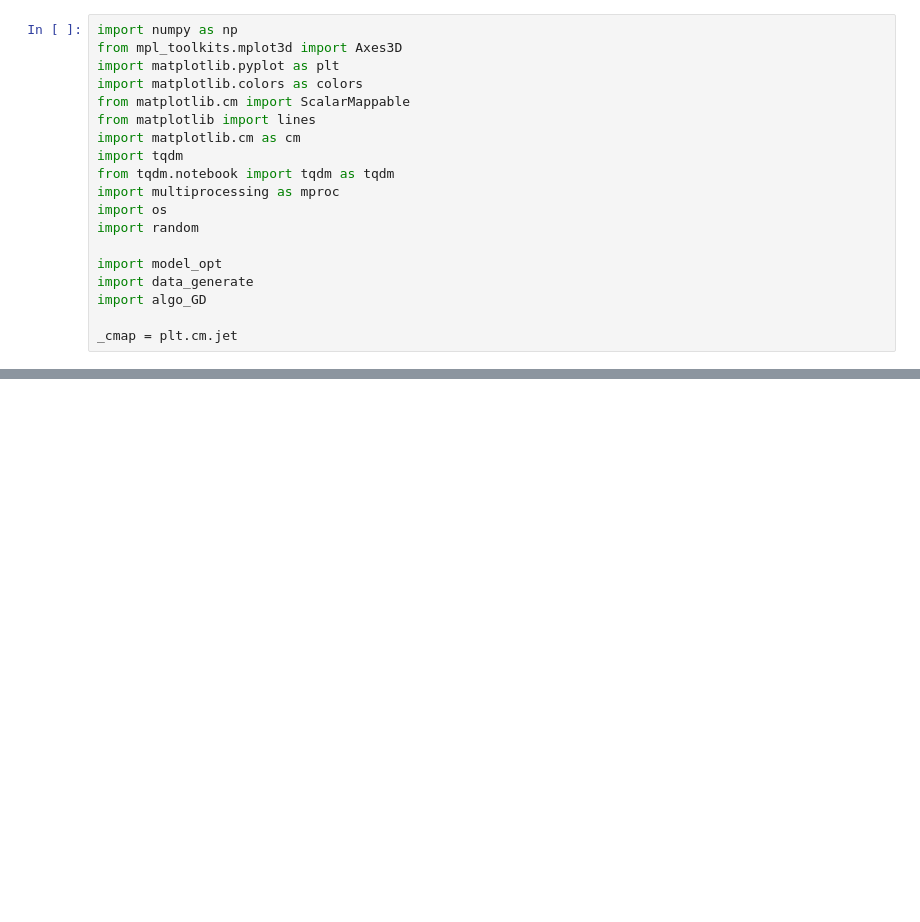
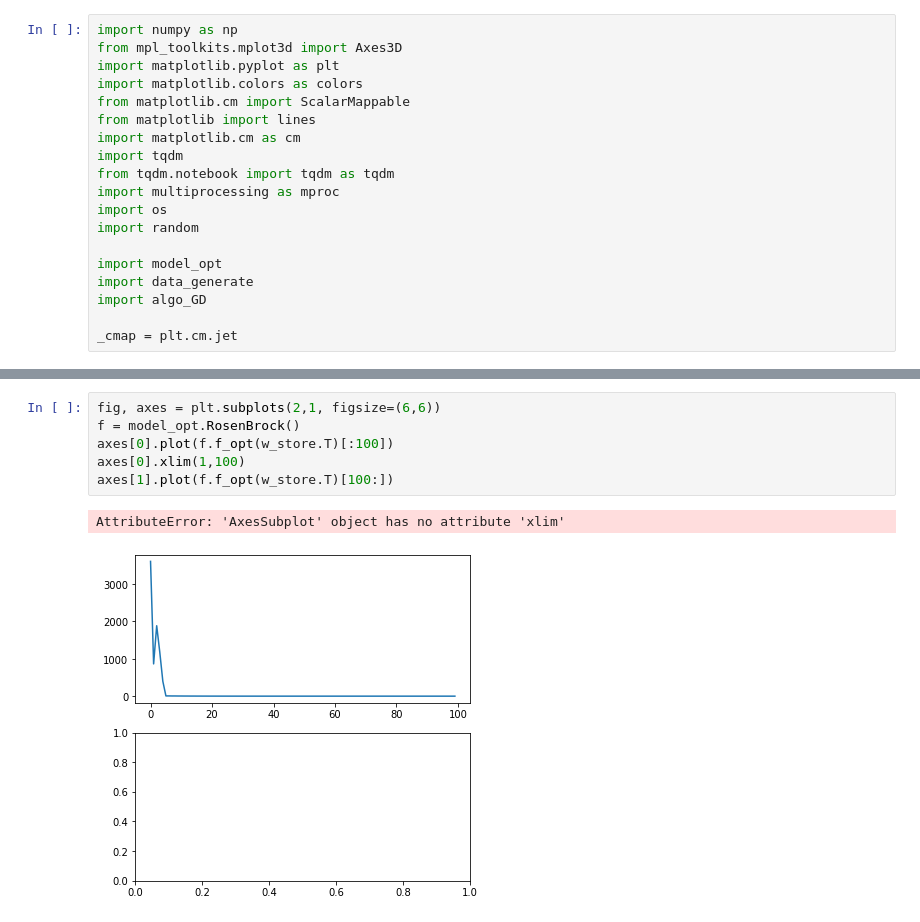
Before and after one commit to NaokiNakamichi/ML, a Jupyter notebook: GD/multiprocess_SGD.ipynb, the cells around one changed output, grey strips where cells are left out. Cells and saved outputs as stored; diff of their text form; blank space fills up the shorter version.

```diff
--- a/GD/multiprocess_SGD.ipynb
+++ b/GD/multiprocess_SGD.ipynb
@@ -83,3 +87,12 @@ plt.show()
+# %%
+fig, axes = plt.subplots(2,1, figsize=(6,6))
+f = model_opt.RosenBrock()
+axes[0].plot(f.f_opt(w_store.T)[:100])
+axes[0].xlim(1,100)
+axes[1].plot(f.f_opt(w_store.T)[100:])
+# %% [output]
+AttributeError: 'AxesSubplot' object has no attribute 'xlim'
+[figure, added]
 # %%
 # multiprocessの部分がnotebookでしか動かないため(if __name__ == "__main__":)　一旦関数をベタ書き
 # マシンのコア数で並列処理
```
Also changed, not shown: parts of 9 cells of this notebook, 2 other files.
